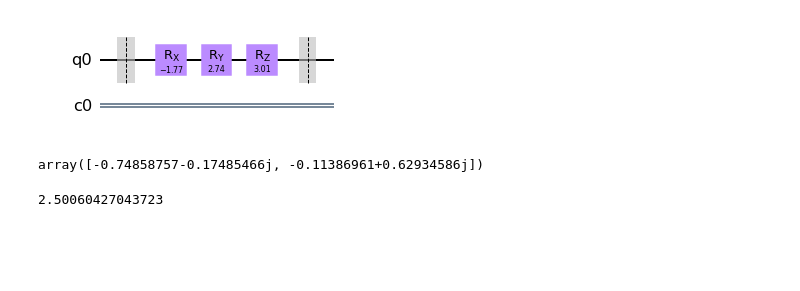
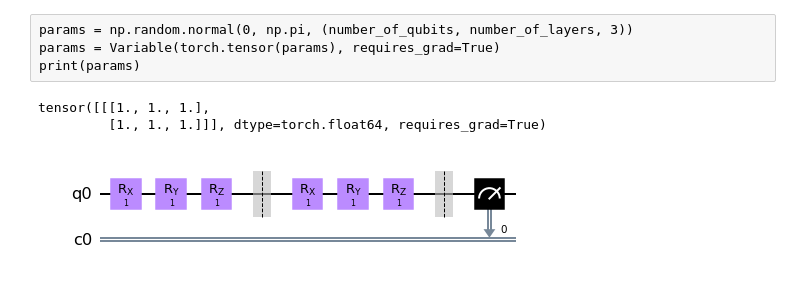
Before and after one commit to gfugante/Quantum-Algorithms, a Jupyter notebook: Variational circuit - Qiskit.ipynb, the cells around one changed output. Saved outputs shown, nothing was run; the diff lists cells and outputs as text; code cells hidden in the pictures; blank space fills up the shorter version.

Commit message:
cost well defined

```diff
--- a/Variational circuit - Qiskit.ipynb
+++ b/Variational circuit - Qiskit.ipynb
@@ -8,7 +8,7 @@ from torch.autograd import Variable
 # %%
 # constants for the structure of the circuit
 number_of_qubits = 1
-number_of_layers = 1
+number_of_layers = 2
 # %%
 # input and target states initialization
 
@@ -24,7 +22,18 @@ params = torch.tensor(params)#, requires_grad=True
+# %% [raw]
+params = np.random.normal(0, np.pi, (number_of_qubits, number_of_layers, 3))
+params = Variable(torch.tensor(params), requires_grad=True)
+print(params)
+# %%
+params = np.ones((number_of_qubits, number_of_layers, 3))
+params = Variable(torch.tensor(params), requires_grad=True)
+print(params)
+# %% [output]
+tensor([[[1., 1., 1.],
+         [1., 1., 1.]]], dtype=torch.float64, requires_grad=True)
 # %%
 # function that creates and runs the circuit with fixed parameters
 
-def evaluate_circuit(params, _initial_state):
+def create_circuit(params_):
 
     # circuit initialization
     qr = QuantumRegister(number_of_qubits)
@@ -33,14 +42,14 @@ def evaluate_circuit(params, _initial_state):
     circuit = QuantumCircuit(qr, cr)
 
     #circuit.initialize(_initial_state)
-    circuit.barrier()
+    #circuit.barrier()
 
     # layers definition
     for j in range(number_of_layers):
         for i in range(number_of_qubits):
-            circuit.rx(params[i, j, 0].item(), i)
-            circuit.ry(params[i, j, 1].item(), i)
-            circuit.rz(params[i, j, 2].item(), i)
+            circuit.rx(params_[i, j, 0].item(), i)
+            circuit.ry(params_[i, j, 1].item(), i)
+            circuit.rz(params_[i, j, 2].item(), i)
 
             for k in range(i+1, number_of_qubits):
                 circuit.cx(i, k)
@@ -51,6 +60,8 @@ def evaluate_circuit(params, _initial_state):
     #for i in range(number_of_qubits):
         #circuit.measure(i, i)
 
+    circuit.measure(0,0)
+
     return circuit
 # %%
 # function to retrive the uotput state amplitudes
@@ -62,13 +75,9 @@ def get_amplitudes(circuit):
 
     return amplitudes
 # %%
-circuit = evaluate_circuit(params, initial_state)
+circuit = create_circuit(params)
 circuit.draw(output='mpl')
 # %% [output]
-[figure, old version]
+[figure, new version]
-# %%
-get_amplitudes(circuit)
-# %% [output]
-array([-0.74858757-0.17485466j, -0.11386961+0.62934586j])
 # %%
 # starting with linear cost function, minimize the difference between each amplitude
@@ -80,6 +94,2 @@ def amplitudes_cost(params_):
 
     return cost
-# %%
-amplitudes_cost(params).item()
-# %% [output]
-2.50060427043723
```
Also changed, not shown: parts of 11 cells of this notebook.
